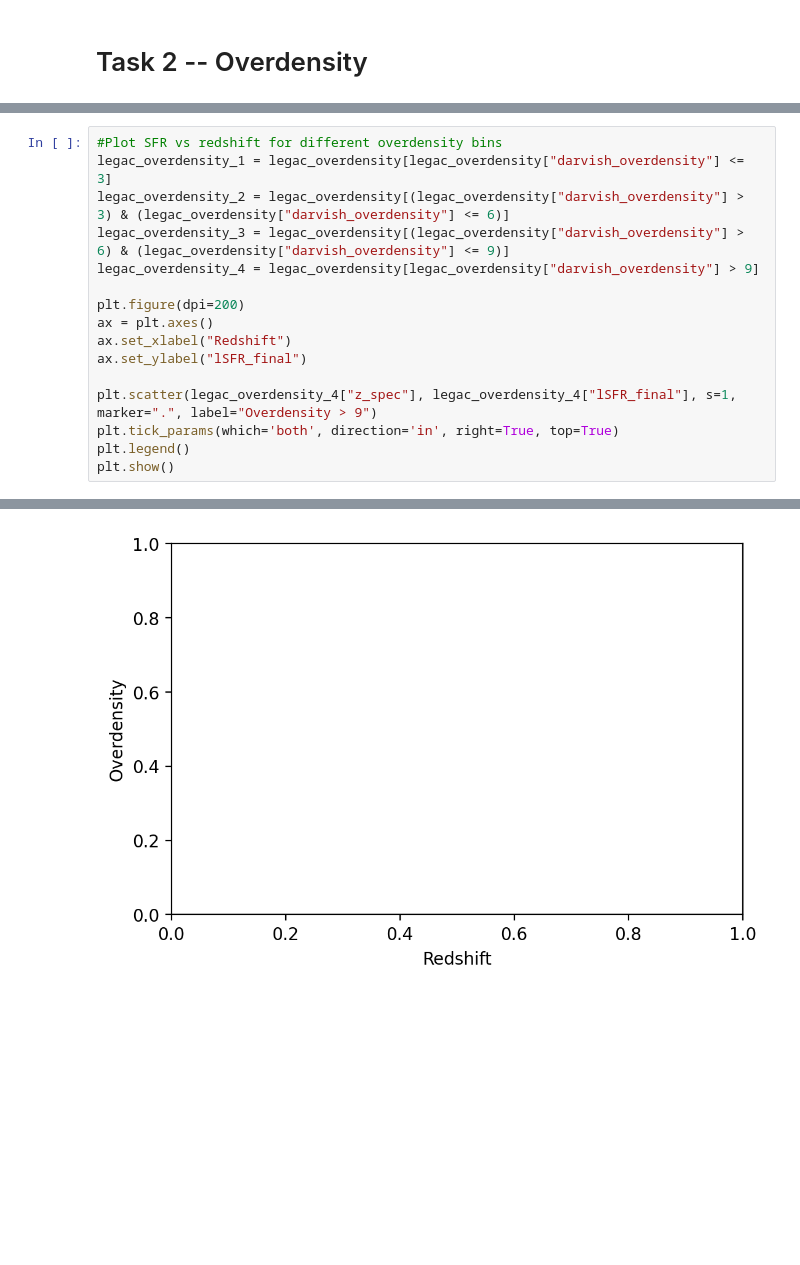
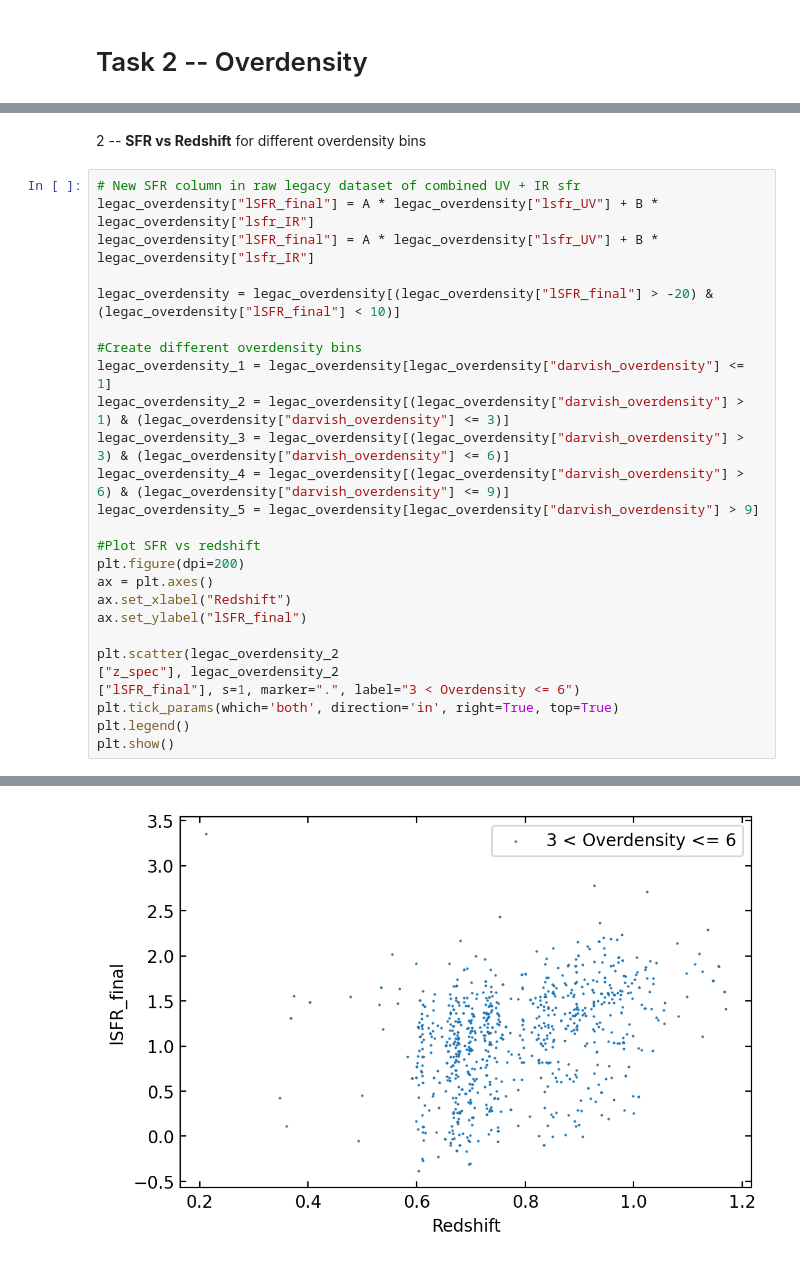
Before and after one commit to nick1404/PHYS369, a Jupyter notebook: main.ipynb, the cells around one changed output, grey strips where cells are left out. Cells and saved outputs as stored; diff of their text form; blank space fills up the shorter version.

```diff
--- a/main.ipynb
+++ b/main.ipynb
@@ -117,19 +134,31 @@ ax.set_ylabel("Overdensity")
 plt.scatter(legac_overdensity["z_spec"], legac_overdensity["darvish_overdensity"], s=1, marker='.')
 plt.tick_params(which='both', direction='in', right=True, top=True)
 plt.show()
+# %% [markdown]
+2 -- **SFR vs Redshift** for different overdensity bins
 # %%
-#Plot SFR vs redshift for different overdensity bins
-legac_overdensity_1 = legac_overdensity[legac_overdensity["darvish_overdensity"] <= 3]
-legac_overdensity_2 = legac_overdensity[(legac_overdensity["darvish_overdensity"] > 3) & (legac_overdensity["darvish_overdensity"] <= 6)]
-legac_overdensity_3 = legac_overdensity[(legac_overdensity["darvish_overdensity"] > 6) & (legac_overdensity["darvish_overdensity"] <= 9)]
-legac_overdensity_4 = legac_overdensity[legac_overdensity["darvish_overdensity"] > 9]
+# New SFR column in raw legacy dataset of combined UV + IR sfr
+legac_overdensity["lSFR_final"] = A * legac_overdensity["lsfr_UV"] + B * legac_overdensity["lsfr_IR"]
+legac_overdensity["lSFR_final"] = A * legac_overdensity["lsfr_UV"] + B * legac_overdensity["lsfr_IR"]
 
+legac_overdensity = legac_overdensity[(legac_overdensity["lSFR_final"] > -20) & (legac_overdensity["lSFR_final"] < 10)]
+
+#Create different overdensity bins
+legac_overdensity_1 = legac_overdensity[legac_overdensity["darvish_overdensity"] <= 1]
+legac_overdensity_2 = legac_overdensity[(legac_overdensity["darvish_overdensity"] > 1) & (legac_overdensity["darvish_overdensity"] <= 3)]
+legac_overdensity_3 = legac_overdensity[(legac_overdensity["darvish_overdensity"] > 3) & (legac_overdensity["darvish_overdensity"] <= 6)]
+legac_overdensity_4 = legac_overdensity[(legac_overdensity["darvish_overdensity"] > 6) & (legac_overdensity["darvish_overdensity"] <= 9)]
+legac_overdensity_5 = legac_overdensity[legac_overdensity["darvish_overdensity"] > 9]
+
+#Plot SFR vs redshift
 plt.figure(dpi=200)
 ax = plt.axes()
 ax.set_xlabel("Redshift")
 ax.set_ylabel("lSFR_final")
 
-plt.scatter(legac_overdensity_4["z_spec"], legac_overdensity_4["lSFR_final"], s=1, marker=".", label="Overdensity > 9")
+plt.scatter(legac_overdensity_2
+["z_spec"], legac_overdensity_2
+["lSFR_final"], s=1, marker=".", label="3 < Overdensity <= 6")
 plt.tick_params(which='both', direction='in', right=True, top=True)
 plt.legend()
 plt.show()
@@ -138 +176 @@ KeyError: 'lSFR_final'
-[figure, old version]
+[figure, new version]
```
Also changed, not shown: parts of 12 cells of this notebook.
